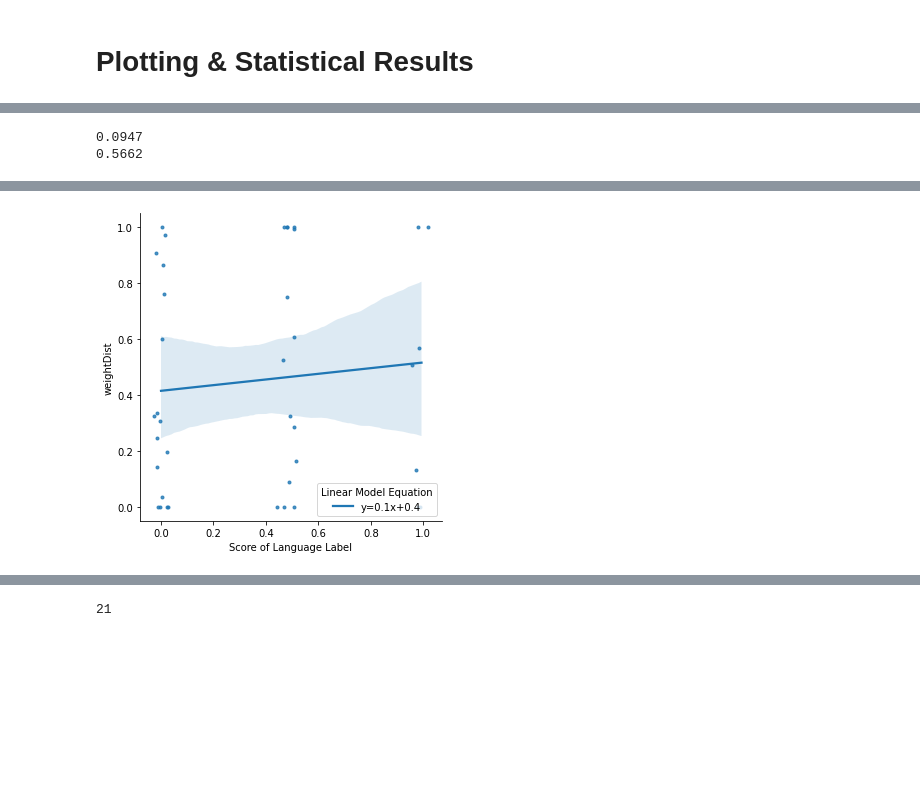
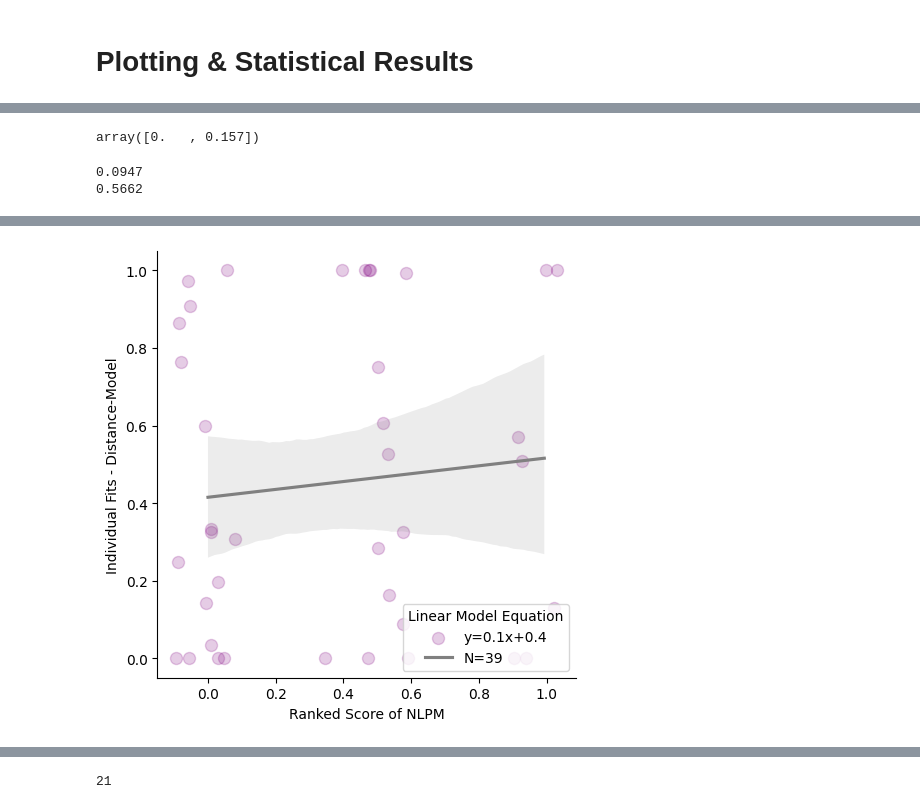
Before and after one commit to tehillamo/GitPlayground4, a Jupyter notebook: Bert_TextAnalysis.ipynb, the cells around one changed output, grey strips where cells are left out. Drawn from its saved outputs; the diff is of its cells as text; code cells hidden in the pictures; blank space fills up the shorter version.

```diff
--- a/Bert_TextAnalysis.ipynb
+++ b/Bert_TextAnalysis.ipynb
@@ -543,8 +651,8 @@ Exp2_scores_and_lables['behaviour_dist'] = Exp2_scores_and_lables['behaviour_dis
 Exp2_scores_and_lables['behaviour_dist'] = abs(Exp2_scores_and_lables['behaviour_dist'])
 #scores_and_lables['Lable']
 Exp2_scores_and_lables['Score'] = Exp2_scores_and_lables['Score'].astype(float)
-#Exp2_scores_and_lables['ResistBayes'] = Exp2_scores_and_lables['ResistBayes'].astype(float)
 Exp2_scores_and_lables['weightDist'] = Exp2_scores_and_lables['weightDist'].astype(float)
+Exp2_scores_and_lables['ResistBayes'] = Exp2_scores_and_lables['ResistBayes'].astype(float)
 Exp2_scores_and_lables['behaviour_dist'] = Exp2_scores_and_lables['behaviour_dist'].astype(float)
 Exp2_scores_and_lables['behaviour_dist']  = abs(Exp2_scores_and_lables['behaviour_dist'])
 # %%
@@ -649,17 +814,17 @@ Exp3_scores_and_lables =  pd.DataFrame(Exp3_scores_and_lables, columns = ['id','
 Exp3_scores_and_lables['id'] = Exp3_scores_and_lables['id'].astype(float)
 Exp3_df_behaviour['dist_risk'] = Exp3_df_behaviour['dist_risk'].astype(float)
 
-Exp3_scores_and_lables = numpy.column_stack([Exp3_scores, Exp3_lables,
+Exp3_scores_and_lables = numpy.column_stack([Exp3_scores, Exp3_lables, Exp3_sentences,
                                              Exp3_scores_and_lables['id'],
                                              Exp3_df_weight_resist['Weight_Dist'],
-                                             #Exp2_df_weight_resist['social_info_resistance'],
+                                             Exp3_df_weight_resist['social_info_resistance'],
                                              Exp3_df_weight_resist['id'],
                                              Exp3_df_behaviour['dist_risk']])
 
 Exp3_scores_and_lables = pd.DataFrame(Exp3_scores_and_lables, columns = ['Score',
-                                                                         'Lable',
+                                                                         'Lable', 'sentences',
                                                                          'id_score',
                                                                          'weightDist',
-                                                                         #'ResistBayes',
+                                                                         'ResistBayes',
                                                                          'id_modeling',
                                                                          'behaviour_dist'])
@@ -670,7 +855,9 @@ Exp3_scores_and_lables['behaviour_dist'] = abs(Exp3_scores_and_lables['behaviour
 
 #scores_and_lables['Lable']
 Exp3_scores_and_lables['Score'] = Exp3_scores_and_lables['Score'].astype(float)
-#Exp2_scores_and_lables['ResistBayes'] = Exp2_scores_and_lables['ResistBayes'].astype(float)
+Exp3_scores_and_lables['ResistBayes'] = Exp3_scores_and_lables['ResistBayes'].astype(float)
 Exp3_scores_and_lables['weightDist'] = Exp3_scores_and_lables['weightDist'].astype(float)
+
+
 Exp3_scores_and_lables['behaviour_dist'] = Exp3_scores_and_lables['behaviour_dist'].astype(float)
 Exp3_scores_and_lables['behaviour_dist']  = abs(Exp3_scores_and_lables['behaviour_dist'])
@@ -705,5 +952,7 @@ Exp3_scores_and_lables = Exp3_scores_and_lables.loc[Exp3_Q1_super_describers]
 both_data = [Exp3_scores_and_lables, Exp2_scores_and_lables]
 # %%
 df_all_exp = pd.concat(both_data)
+# %%
+df_all_exp['ResistBayes'] =  df_all_exp['ResistBayes'].astype(float)
 # %%
 df_all_exp.head(n=40)
@@ -716,51 +1055,51 @@ len(df_all_exp['Lable'])
+# %%
+from scipy import stats
+model_full_dist = LinearRegression()
+model_full_dist.fit(X, y)
+params = np.append(model_full_dist.intercept_,model_full_dist.coef_)
+predictions = model_full_dist.predict(X)
+new_X = np.append(np.ones((len(X),1)), X, axis=1)
+M_S_E = (sum((y-predictions)**2))/(len(new_X)-len(new_X[0]))
+v_b = M_S_E*(np.linalg.inv(np.dot(new_X.T,new_X)).diagonal())
+s_b = np.sqrt(v_b)
+t_b = params/ s_b
+p_val =[2*(1-stats.t.cdf(np.abs(i),(len(new_X)-len(new_X[0])))) for i in t_b]
+p_val = np.round(p_val,3)
+p_val
+# %% [output]
+array([0.   , 0.157])
 # %%
-import matplotlib.pyplot as plt
-from scipy.stats.stats import pearsonr
-from google.colab import files
-
-
 
 #extract correlation coefficient (rounded to 4 decimal places)
 r_full = round(pearsonr(df_all_exp['Score'], df_all_exp['weightDist'])[0], 4)
 #r_bayes = round(pearsonr(Exp2_scores_and_lables['Score'], Exp2_scores_and_lables['ResistBayes'])[0], 4)
 print(r_full)
 
 #extract p-value (rounded to 4 decimal places)
 p_full = round(pearsonr(df_all_exp['Score'], df_all_exp['weightDist'])[1], 4)
 #p_bayes = round(pearsonr(Exp2_scores_and_lables['Score'], Exp2_scores_and_lables['ResistBayes'])[1], 4)
 print(p_full)
 
 
 N = len(df_all_exp.index[0:])
 colors = np.random.rand(N)
 
-# plt.scatter(df_all_exp['Score'], df_all_exp['weightDist'], s=110,c=colors, alpha=0.2)
-# plt.title("Experiment 2 \n Language Model Output & Distance Model Individual Estimate")
-# plt.xlabel("Strategy Score")
-# plt.ylabel("Estimated Beta - Distance Model")
-# #plt.annotate('correlation = .52 \n p-value = .022 \n N = 19', xy=(.3, .1))
-# # plt.savefig('Exp_2.png',dpi=300)
-# # files.download("Exp_2.png")
-# plt.show()
-
-
-import numpy as np, pandas as pd;
-import seaborn as sns;
-import matplotlib.pyplot as plt
-from scipy import stats
 
 slope, intercept, r_value, p_value, std_err = stats.linregress(df_all_exp['Score'],df_all_exp['weightDist'])
 
 ax = sns.lmplot(data = df_all_exp, x = 'Score', y = 'weightDist',
-           markers=["."], palette="Set1", x_jitter = .03, line_kws={'label':"y={0:.1f}x+{1:.1f}".format(slope,intercept)})
-plt.xlabel('Score of Language Label')
-plt.legend(title='Linear Model Equation', loc='lower right', labels=["y={0:.1f}x+{1:.1f}".format(slope,intercept)])
-plt.savefig('Full_linearModel.png',dpi=300)
-files.download("Full_linearModel.png")
+            markers=["."], palette="Set1",
+            x_jitter = .1, scatter_kws = {'color': 'purple', 'alpha': 0.2, 's':300},
+            line_kws={'label':"y={0:.1f}x+{1:.1f}".format(slope,intercept), 'color': 'grey'})
+plt.xlabel('Ranked Score of NLPM')
+plt.ylabel('Individual Fits - Distance-Model')
+plt.legend(title='Linear Model Equation', loc='lower right', labels=["y={0:.1f}x+{1:.1f}".format(slope,intercept), "N=39"])
+plt.savefig('Dist_Sub1.png',dpi=300)
+files.download("Dist_Sub1.png")
 plt.show(ax)
 # %% [output]
 0.0947
 0.5662
 [interactive output not drawn]
 [interactive output not drawn]
-[figure, old version]
+[figure, new version]
```
Also changed, not shown: parts of 58 cells of this notebook.
